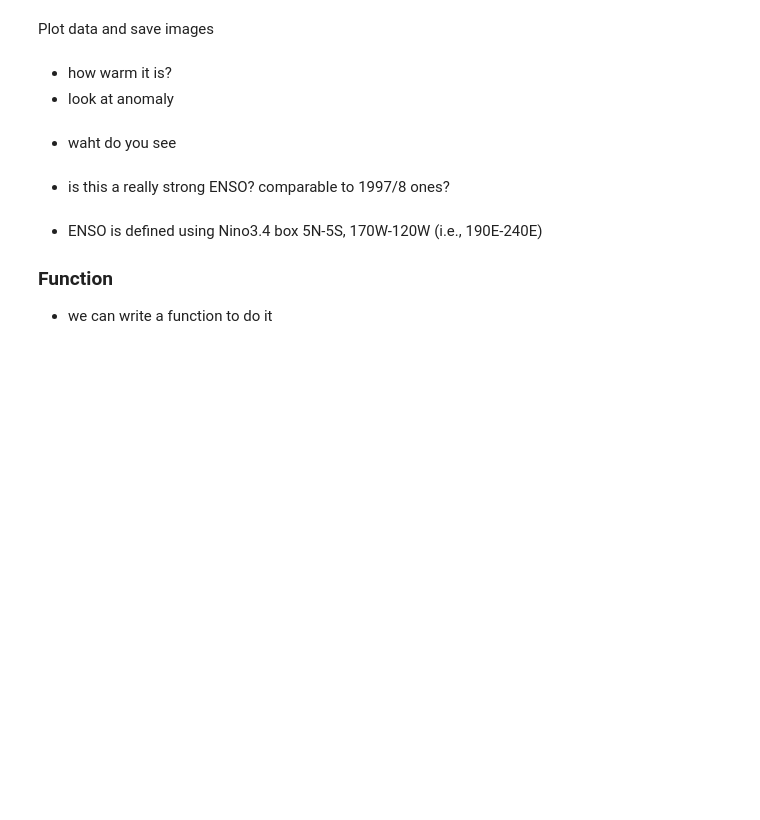
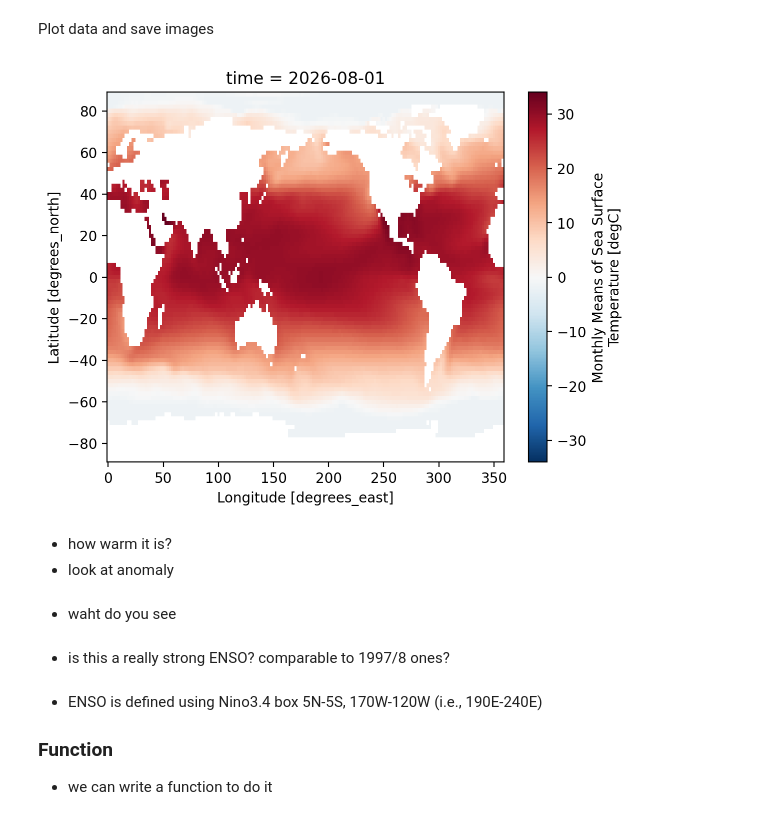
Before and after one commit to cl3225/CLMTG-5060, a Jupyter notebook: Lecture 02_examples.ipynb, the cells around one changed output. Cells and saved outputs as stored; diff of their text form; code cells hidden in the pictures; blank space fills up the shorter version.

```diff
--- a/Lecture 02_examples.ipynb
+++ b/Lecture 02_examples.ipynb
@@ -100,6 +98,12 @@ Attributes: (12/38)
 Plot data and save images
 # %%
 ### 2D map of SST for July
+sst = ds_ersstv5['sst']
+sst.isel(time=-1).plot()
+plt.savefig('May_SST.png',dpi=200)
+plt.show()
+# %% [output]
+[figure, added]
 # %% [markdown]
 - how warm it is?
 - look at anomaly
```
Also changed, not shown: parts of 6 cells of this notebook.
